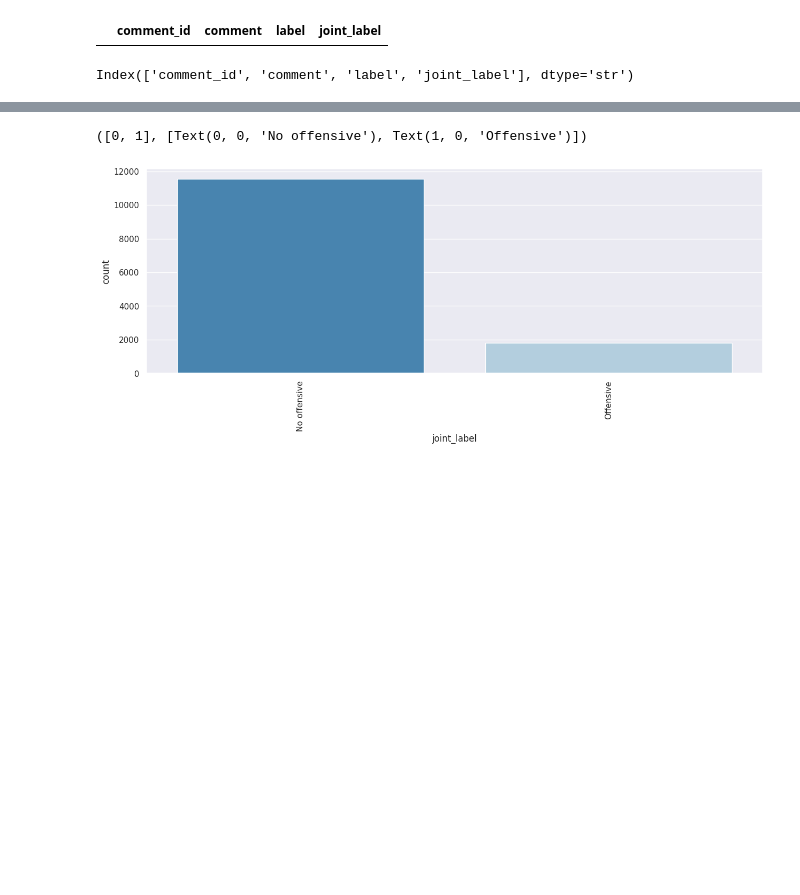
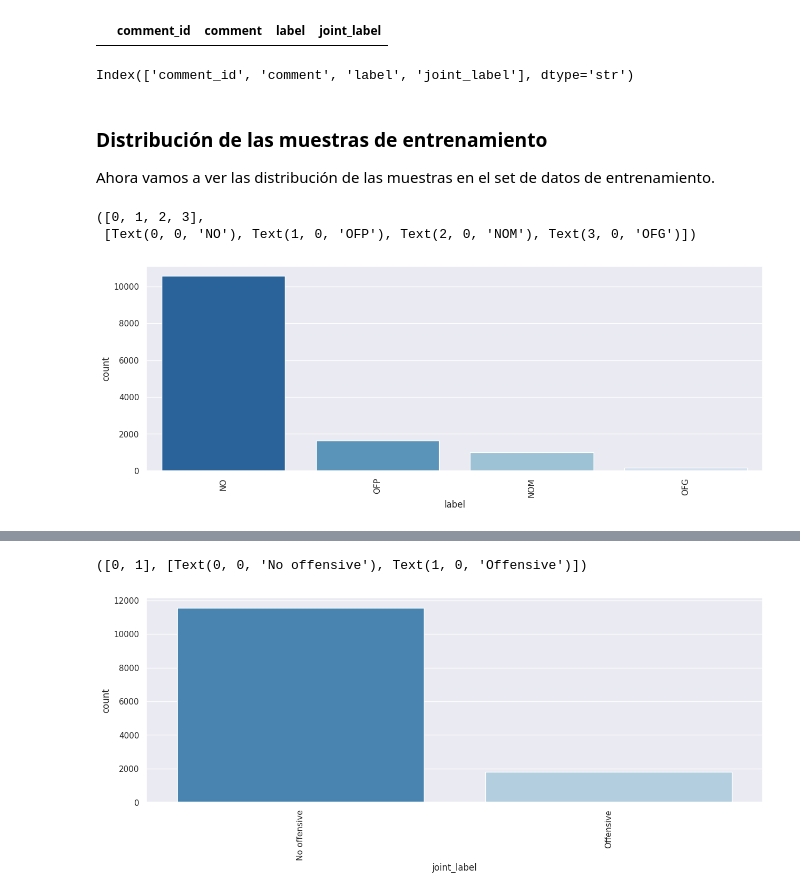
Before and after one commit to jeferal/nn_notebooks, a Jupyter notebook: final/intro_ml.ipynb, the cells around one changed output, grey strips where cells are left out. Saved outputs shown, nothing was run; the diff lists cells and outputs as text; code cells hidden in the pictures; blank space fills up the shorter version.

```diff
--- a/final/intro_ml.ipynb
+++ b/final/intro_ml.ipynb
@@ -167,3 +174,14 @@ dataset.shape
 dataset.columns
 # %% [output]
 Index(['comment_id', 'comment', 'label', 'joint_label'], dtype='str')
+# %% [markdown]
+### Distribución de las muestras de entrenamiento
+Ahora vamos a ver las distribución de las muestras en el set de datos de entrenamiento.
+# %%
+from collections import Counter
+sns.countplot(data=training_set, x=training_set.label, order=[x for x, count in sorted(Counter(training_set.label).items(), key=lambda x: -x[1])], palette="Blues_r")
+plt.xticks(rotation=90)
+# %% [output]
+([0, 1, 2, 3],
+ [Text(0, 0, 'NO'), Text(1, 0, 'OFP'), Text(2, 0, 'NOM'), Text(3, 0, 'OFG')])
+[figure, added]
```
Also changed, not shown: parts of 59 cells of this notebook.
